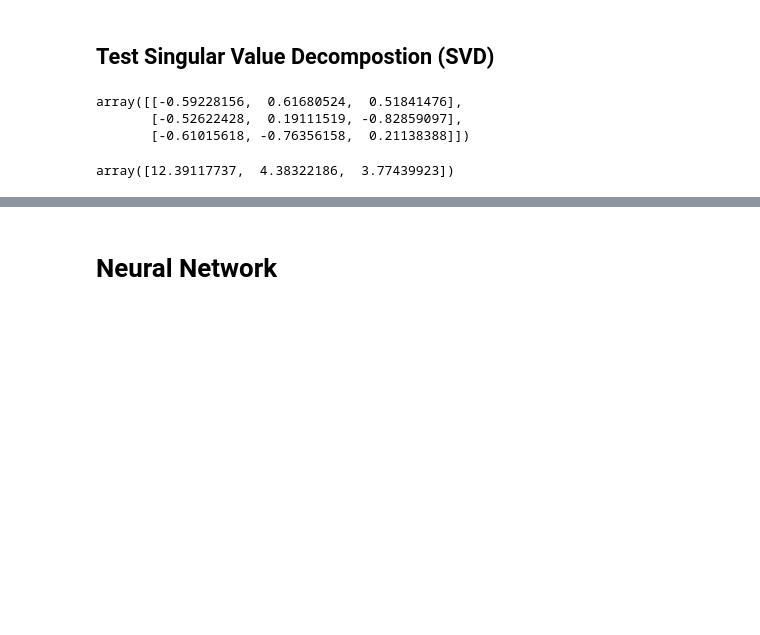
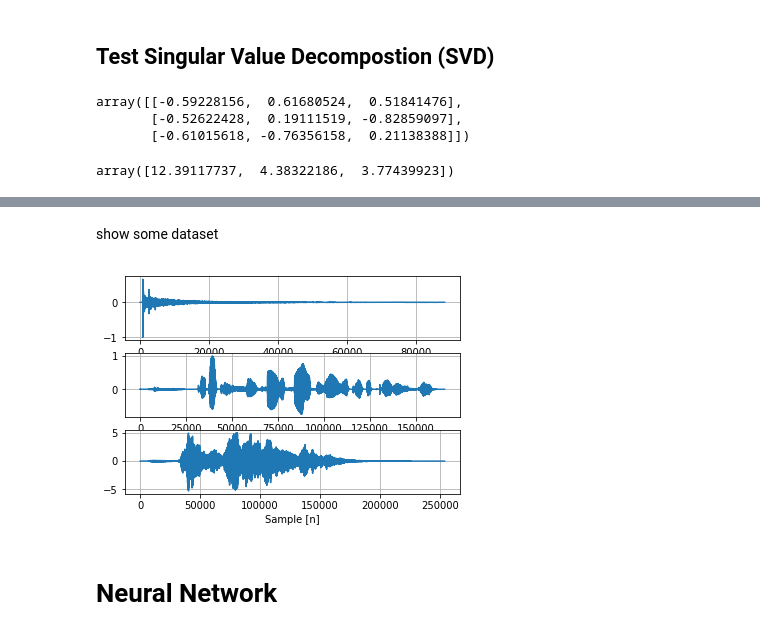
Before and after one commit to GolfSuradej/Blind-T60-estimation-using-LSTM, a Jupyter notebook: March_2018_Progress.ipynb, the cells around one changed output, grey strips where cells are left out. Drawn from its saved outputs; the diff is of its cells as text; code cells hidden in the pictures; blank space fills up the shorter version.

```diff
--- a/March_2018_Progress.ipynb
+++ b/March_2018_Progress.ipynb
@@ -347,6 +352,33 @@ for i in range(len(speechFiles)):
         revSpeech = spd_i.convolve(ir_i)
         s = wav[3:-4]
         write(s+'_'+speechFiles[i],44100,revSpeech.ys)
+# %% [markdown]
+show some dataset
+# %%
+speech_path ="SpeechCorpus/"
+rir_path ="RIRcorpus/"
+speechFiles = os.listdir(speech_path)
+rirFiles = os.listdir(rir_path)
+
+ir_i = thinkdsp.read_wave(rir_path+'classroom_441.wav')
+ir_i.normalize()
+spd_i = thinkdsp.read_wave(speech_path+speechFiles[0])
+spd_i.normalize()
+revSpeech = spd_i.convolve(ir_i)
+
+plt.subplot(311)
+plt.grid(True)
+plt.plot(ir_i.ys)
+plt.subplot(312)
+plt.plot(spd_i.ys)
+plt.grid(True)
+plt.subplot(313)
+plt.plot(revSpeech.ys)
+plt.grid(True)
+plt.xlabel('Sample [n]')
+plt.show()
+# %% [output]
+[figure, added]
 # %% [markdown]
 # Neural Network
 # %%
```
Also changed, not shown: parts of 4 cells of this notebook.
